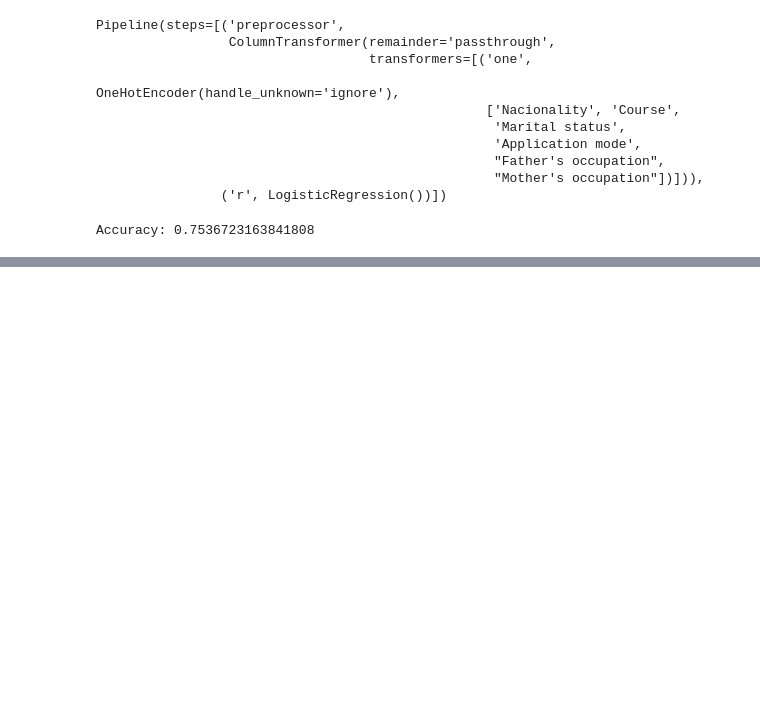
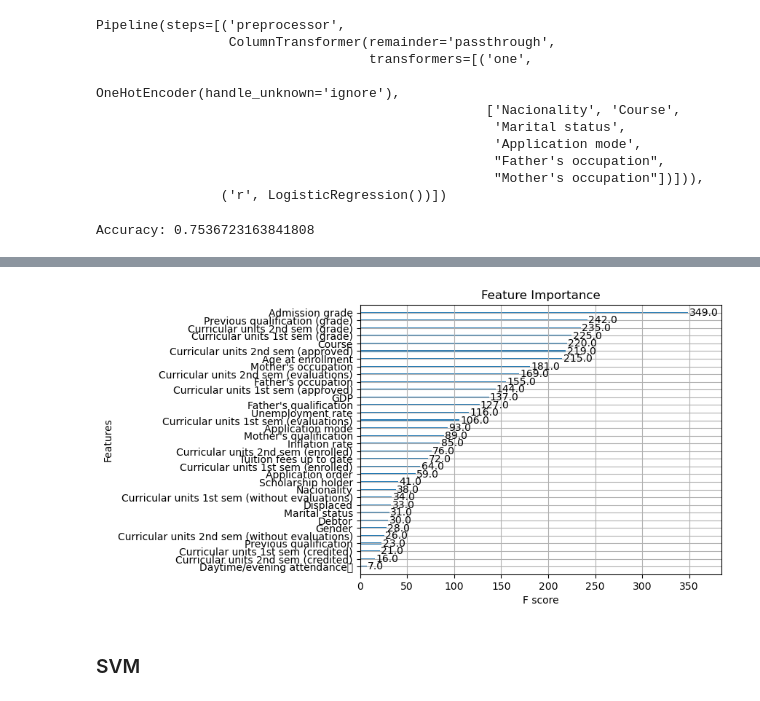
Before and after one commit to FishInAZ/MATH-189-Group-41, a Jupyter notebook: Model_Building.ipynb, the cells around one changed output, grey strips where cells are left out. Saved outputs shown, nothing was run; the diff lists cells and outputs as text; code cells hidden in the pictures; blank space fills up the shorter version.

Commit message:
xgboost and svm

```diff
--- a/Model_Building.ipynb
+++ b/Model_Building.ipynb
@@ -216,0 +235,23 @@ Accuracy: 0.7536723163841808
+# %%
+from sklearn.model_selection import GridSearchCV
+from xgboost import XGBClassifier
+
+xgb_clf = XGBClassifier(objective='multi:softmax', num_class=3, verbosity=1)
+
+# Define our parameter grid
+param_grid = {
+    'learning_rate': [0.01, 0.1, 0.2],  # Smaller values make the model robust but slow to learn
+    'max_depth': [4, 5, 6],  # Depth of the tree
+    'min_child_weight': [1, 3, 5],  # Minimum sum of instance weight(hessian) needed in a child
+    'eta':[0.3,0.5]
+}
+
+# Setup GridSearchCV
+grid_search = GridSearchCV(estimator=xgb_clf, param_grid=param_grid, scoring='f1_weighted', n_jobs=-1, cv=3, verbose=3)
+
+# Assuming X_train, y_train are defined as your feature matrix and target vector from your dataset
+grid_search.fit(X_train, y_train)
+
+# Best parameters and best score
+print("Best parameters found: ", grid_search.best_params_)
+print("Best F1 score found: ", grid_search.best_score_)
@@ -216,0 +317,8 @@ Accuracy: 0.7536723163841808
+# %%
+xgb.plot_importance(best_xgb_clf)
+plt.title('Feature Importance')
+plt.show()
+# %% [output]
+[figure, added]
+# %% [markdown]
+### SVM
```
Also changed, not shown: parts of 11 cells of this notebook.
